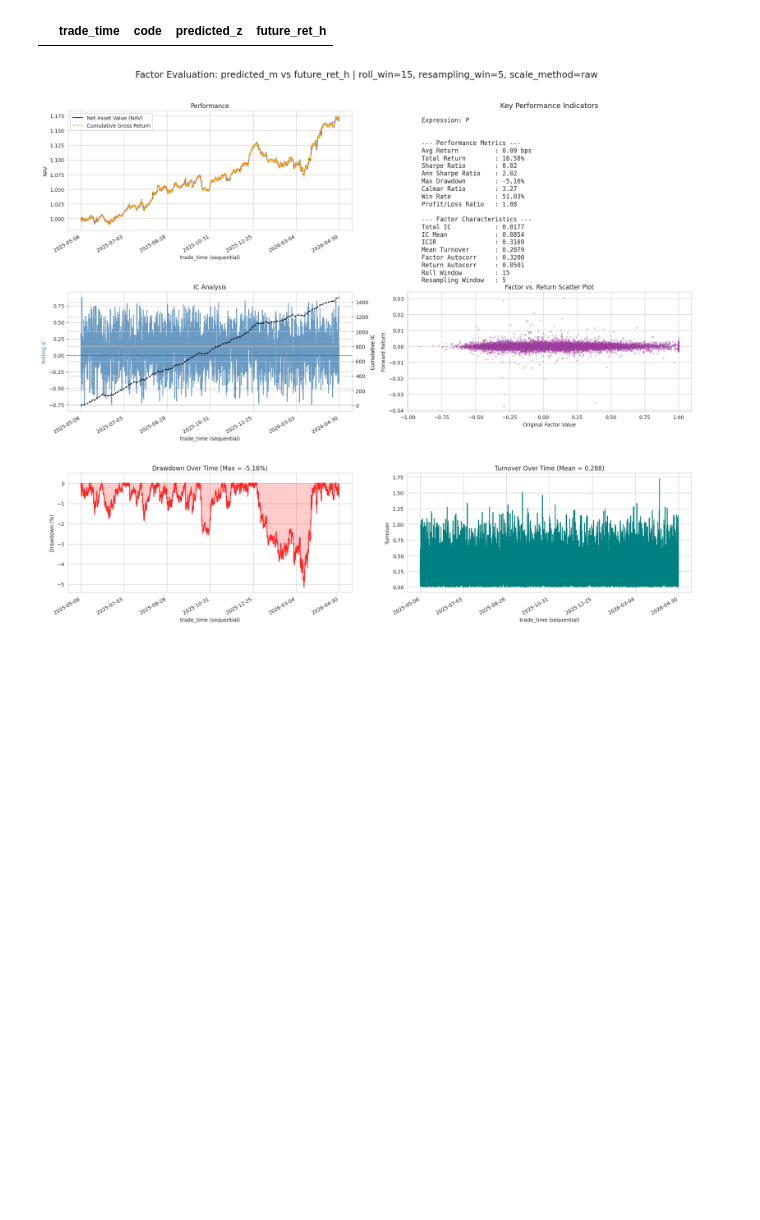
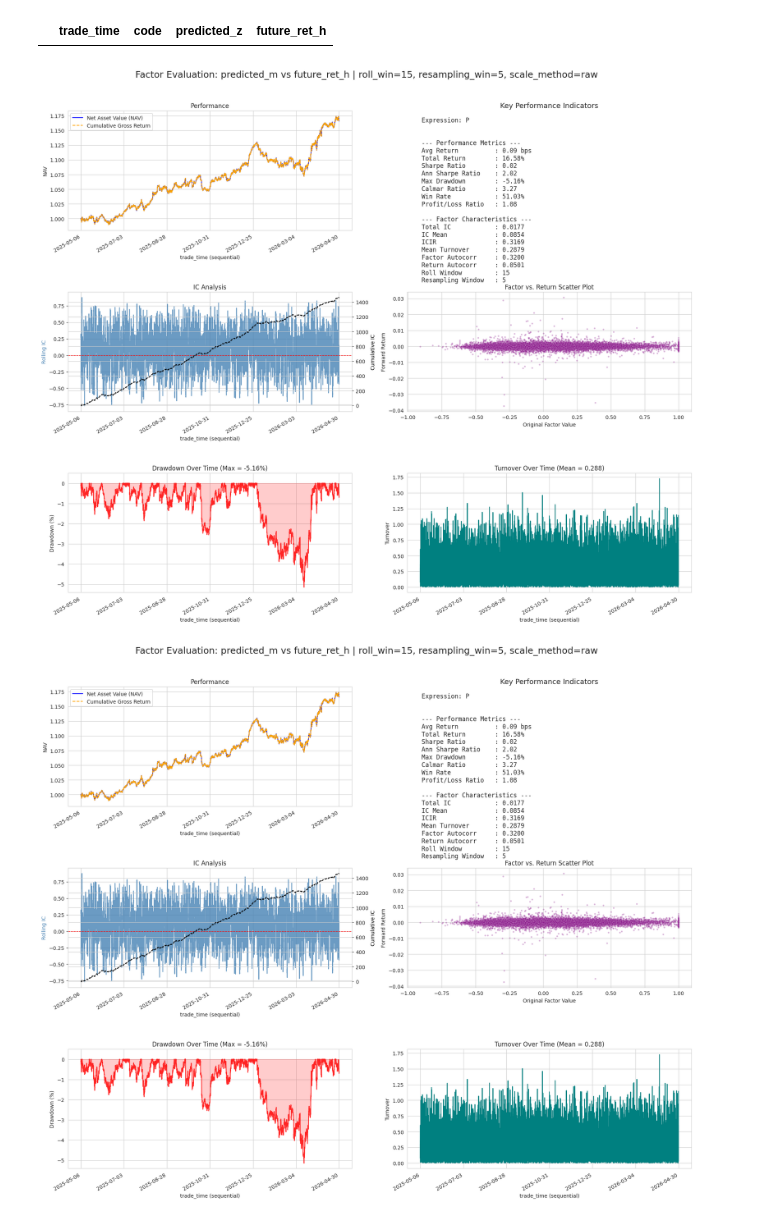
Before and after one commit to flaght/Chrono, a Jupyter notebook: genuis/mizar/z06_models/预测集展示.ipynb, the cells around one changed output. Drawn from its saved outputs; the diff is of its cells as text; code cells hidden in the pictures; blank space fills up the shorter version.

```diff
--- a/genuis/mizar/z06_models/预测集展示.ipynb
+++ b/genuis/mizar/z06_models/预测集展示.ipynb
@@ -125,7 +65,8 @@ import pandas as pd
 # %%
 dt1 = pd.read_csv(
     #"/workspace/worker/kdwk/Chrono/genuis/mizar/records/ricso2/rbb/temp/model/113001/5/rl/10001/hybrid_transformer_loss/result/ensemble/1048239198485335_1026780123442923_1056628310147615/test/ensemble_equal_predictions.csv"
-    "/workspace/worker/kdwk/Chrono/genuis/mizar/records/ricso2/pc/temp/model/159001/5/rl/10001/hybrid_transformer_loss/result/ensemble/1023670986722430_1079551085394287_1011032551253795/test/ensemble_equal_predictions.csv"
+    #"/workspace/worker/kdwk/Chrono/genuis/mizar/records/ricso2/pc/temp/model/159001/5/rl/10001/hybrid_transformer_loss/result/ensemble/1023670986722430_1079551085394287_1011032551253795/test/ensemble_equal_predictions.csv"
+    "/workspace/worker/pj/Chrono/genuis/mizar/records/ricso2/pc/temp/model/159001/5/rl/10001/hybrid_transformer_loss/result/ensemble/1023670986722430_1079551085394287_1011032551253795/test/ensemble_equal_predictions.csv"
     )
 dt1.head()
 # %% [output]
@@ -158,9 +99,9 @@ Index(['trade_time', 'code', 'evaluation_segment', 'label_valid', 'action_raw',
 | `ret_scale` | 对应品种训练集收益标准差 | 恢复收益率量纲 |
 # %%
 import numpy as np
-dt1_rb = dt1[dt1['code'] == 'P'][['trade_time','code','predicted_z','future_ret_h']]
-dt1_rb['predicted_m'] = np.clip(dt1_rb['predicted_z'] / 0.1, -1.0, 1.0)
-dt1_rb.head()
+dt1_left = dt1[dt1['code'] == 'P'][['trade_time','code','predicted_z','future_ret_h']]
+dt1_left['predicted_m'] = np.clip(dt1_left['predicted_z'] / 0.1, -1.0, 1.0)
+dt1_left.head()
 # %% [output]
 |  | trade_time | code | predicted_z | future_ret_h | predicted_m |
 | 0 | 2025-05-06 09:00:00 | P | 0.016440 | 0.002181 | 0.164404 |
@@ -176,21 +117,25 @@ dt1_hc.head()
 # %%
 import datetime
 start_date1 = "2025-07-22 11:25:00"
 end_date1   = "2025-07-22 11:30:00"
 
 
 
-dt1_rb['trade_time'] = pd.to_datetime(dt1_rb['trade_time'])
-dt1_rb1 = dt1_rb[~dt1_rb['trade_time'].between(start_date1, end_date1)].copy()
+dt1_left['trade_time'] = pd.to_datetime(dt1_left['trade_time'])
+dt1_left = dt1_left[~dt1_left['trade_time'].between(start_date1, end_date1)].copy()
 #dt1_rb2 = dt1_rb1[~dt1_rb1['trade_time'].dt.date.between(start_date2, end_date2)].copy()
-evaluate1 = FactorEvaluate1(factor_data=dt1_rb1,
+evaluate1 = FactorEvaluate1(factor_data=dt1_left,
                                 factor_name='predicted_m',
                                 ret_name='future_ret_h',
                                 roll_win=15,
                                 fee=0.0,
                                 scale_method='raw',
                                 expression='P',
                                 resampling_win=5)
+stats_dt = evaluate1.run()
+evaluate1.plot_results()
+# %% [output]
+[figure, added]
 # %%
 stats_dt = evaluate1.run()
 evaluate1.plot_results()
```
Also changed, not shown: parts of 19 cells of this notebook, 11 other files.
